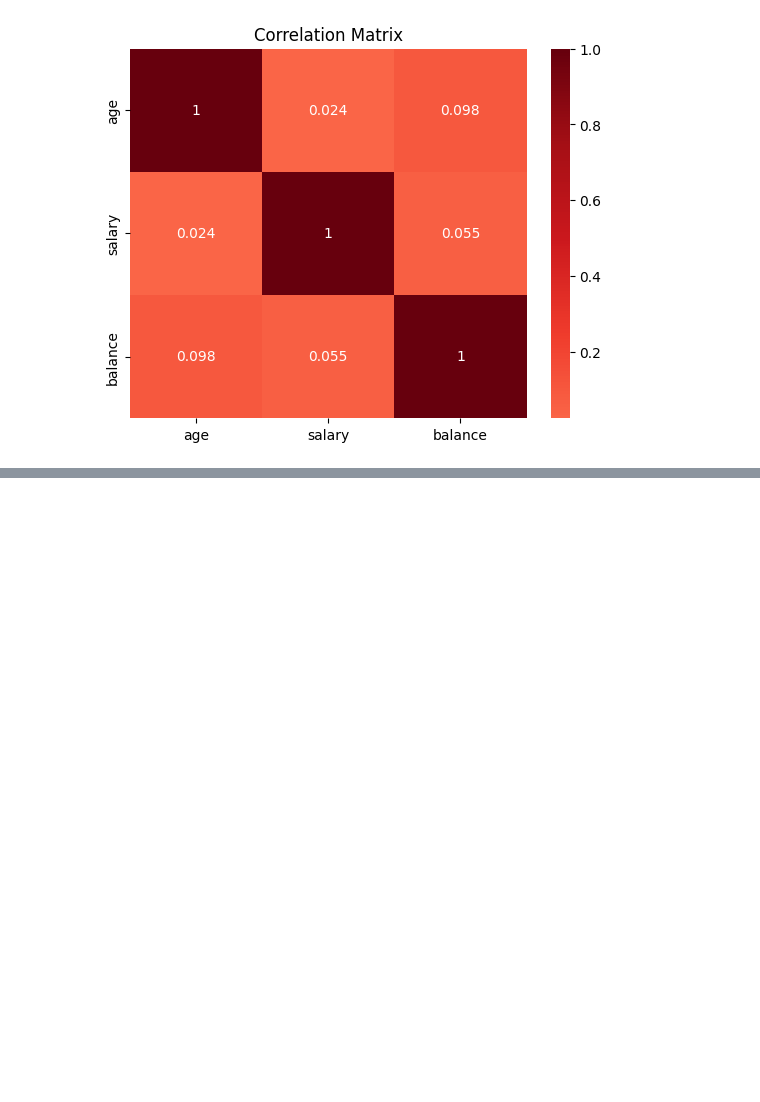
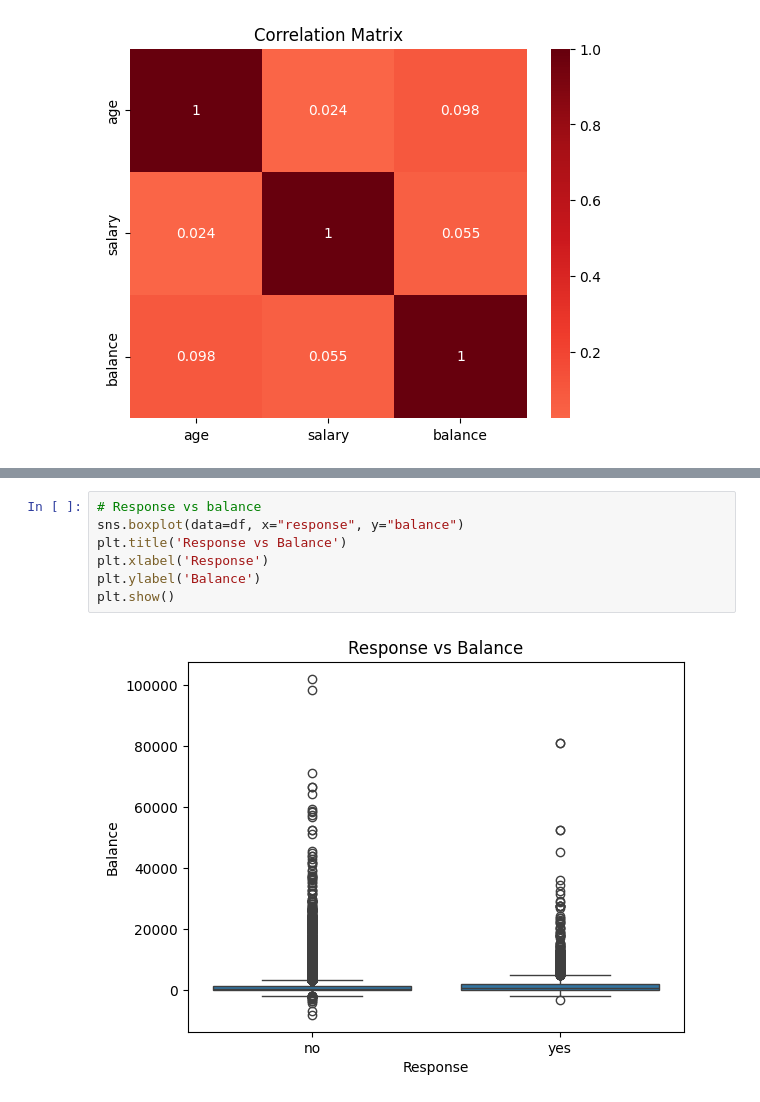
Before and after one commit to TalJa1/dc_practice, a Jupyter notebook: learning/data_toolkits.ipynb, the cells around one changed output, grey strips where cells are left out. Drawn from its saved outputs; the diff is of its cells as text; blank space fills up the shorter version.

```diff
--- a/learning/data_toolkits.ipynb
+++ b/learning/data_toolkits.ipynb
@@ -293,0 +299,9 @@ plt.show()
+# %%
+# Response vs balance
+sns.boxplot(data=df, x="response", y="balance")
+plt.title('Response vs Balance')
+plt.xlabel('Response')
+plt.ylabel('Balance')
+plt.show()
+# %% [output]
+[figure, added]
```
Also changed, not shown: parts of 11 cells of this notebook, 1 other file.
